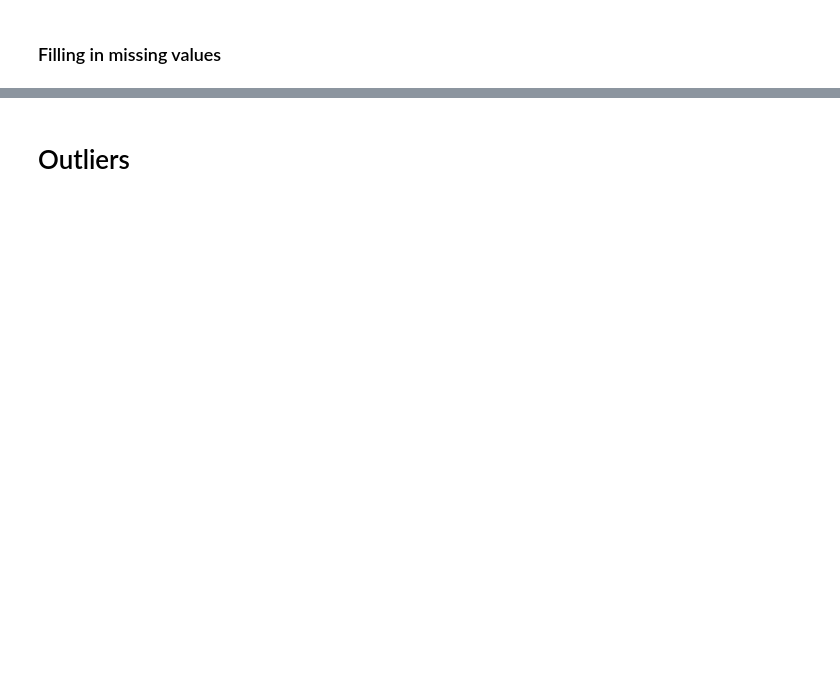
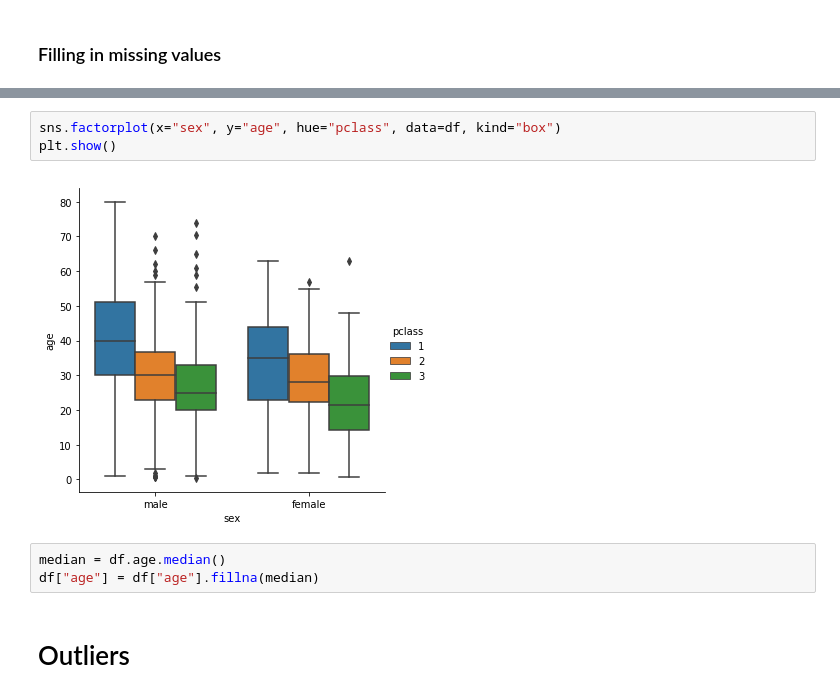
Before and after one commit to iz4vve-talks/ml-course, a Jupyter notebook: notebooks/03.DataAnalysis101.ipynb, the cells around one changed output, grey strips where cells are left out. Drawn from its saved outputs; the diff is of its cells as text; blank space fills up the shorter version.

```diff
--- a/notebooks/03.DataAnalysis101.ipynb
+++ b/notebooks/03.DataAnalysis101.ipynb
@@ -196,2 +208,10 @@ dtype: int64
+# %%
+sns.factorplot(x="sex", y="age", hue="pclass", data=df, kind="box")
+plt.show()
+# %% [output]
+[figure, added]
+# %%
+median = df.age.median()
+df["age"] = df["age"].fillna(median)
 # %% [markdown]
 # Outliers
```
Also changed, not shown: parts of 54 cells of this notebook, 1 other file.
